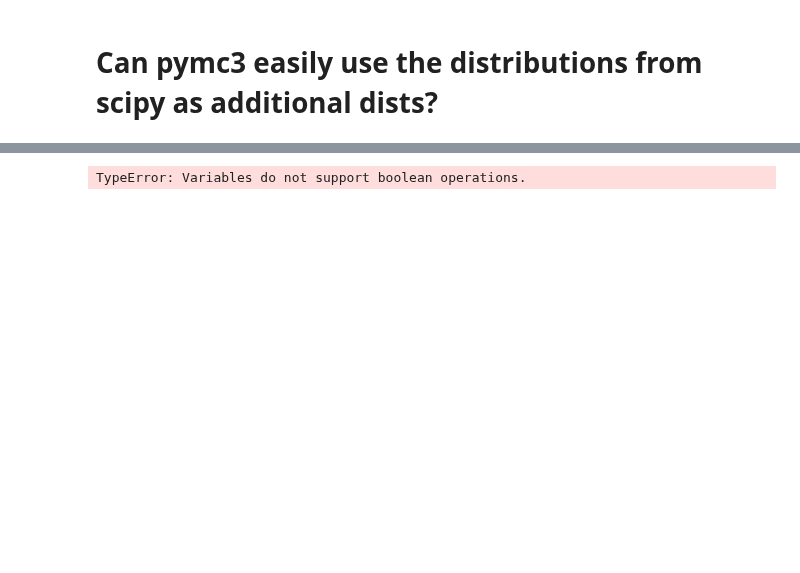
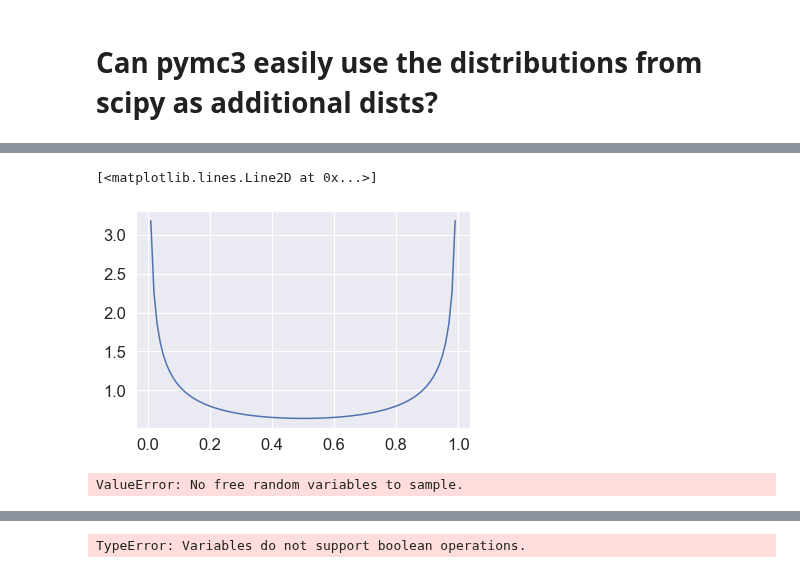
Before and after one commit to balarsen/pymc_learning, a Jupyter notebook: scipy_dist/Scipy dist 1.ipynb, the cells around one changed output, grey strips where cells are left out. Drawn from its saved outputs; the diff is of its cells as text; code cells hidden in the pictures; blank space fills up the shorter version.

```diff
--- a/scipy_dist/Scipy dist 1.ipynb
+++ b/scipy_dist/Scipy dist 1.ipynb
@@ -7,0 +21,14 @@ import scipy.stats
+# %%
+X = np.linspace(0, 1, 100)
+Y = scipy.stats.arcsine.pdf(X)
+plt.plot(X, Y)
+# %% [output]
+[<matplotlib.lines.Line2D at 0x...>]
+[figure, added]
+# %%
+with pm.Model() as model:
+    arcsine = pm.Interpolated('arcsine', X, Y, testval=0.5, observed=[.3, .4, .5])
+    step = pm.Metropolis()
+    trace = pm.sample(10000, step=step)
+# %% [output]
+ValueError: No free random variables to sample.
```
Also changed, not shown: parts of 5 cells of this notebook.
